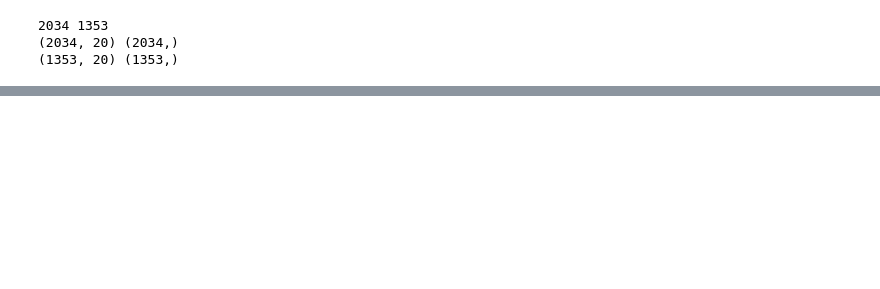
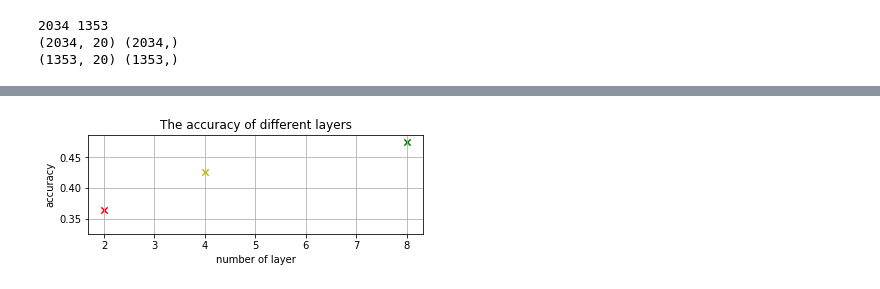
Before and after one commit to matthew-sword/seedclass16-CV-course, a Jupyter notebook: TextClassifier/nn_txtclf-5layers .ipynb, the cells around one changed output, grey strips where cells are left out. Saved outputs shown, nothing was run; the diff lists cells and outputs as text; code cells hidden in the pictures; blank space fills up the shorter version.

```diff
--- a/TextClassifier/nn_txtclf-5layers .ipynb
+++ b/TextClassifier/nn_txtclf-5layers .ipynb
@@ -251,0 +267,16 @@ Loss after iteration 1000: 6.036903
+# %%
+ax = plt.subplot(211)
+colors = ['r','y','g','b','r','y','g','b','orange']
+for i in range(len(input_dim)):
+#     ax.plot(label='number of layer %i' %input_dim[i])
+    plt.scatter(input_dim[i], accuracy_result[i], c=colors[i%4], cmap='brg', s=40, marker='x')
+#     plt.legend('number of layer %i' %input_dim[i])
+
+plt.grid(True) ##增加格点
+plt.axis('tight') # 坐标轴适应数据量 axis 设置坐标轴
+plt.xlabel('number of layer')
+plt.ylabel('accuracy')
+plt.title('The accuracy of different layers')
+plt.show()
+# %% [output]
+[figure, added]
```
Also changed, not shown: parts of 6 cells of this notebook.
